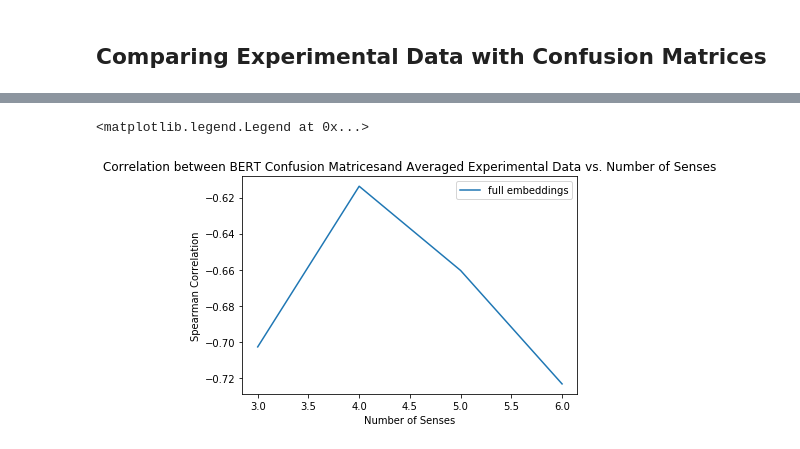
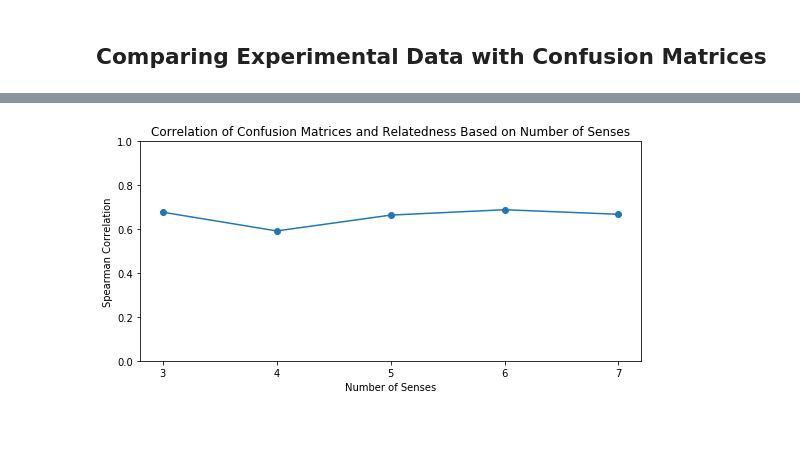
Before and after one commit to sathvikn/bert-wordsense, a Jupyter notebook: codebase/notebooks/comparing-expt-data.ipynb, the cells around one changed output, grey strips where cells are left out. Drawn from its saved outputs; the diff is of its cells as text; code cells hidden in the pictures.

```diff
--- a/codebase/notebooks/comparing-expt-data.ipynb
+++ b/codebase/notebooks/comparing-expt-data.ipynb
@@ -24,3 +19,6 @@ incl_users = incl_users.tolist()
+# %%
+results = pd.read_csv("../data/approved_expt_results.csv")
+incl_users = results['userID'].unique()
 # %%
 shared_words = ['foot_n', 'table_n', 'plane_n', 'degree_n', 'right_n', 'model_n']
 lemma_counts = get_lemma_counts(results, incl_users, db)
@@ -105,4 +148,16 @@ plt.savefig("../../results/figures/pos_cos_corr.png")
 # %% [markdown]
 ## Correlation with Number of Senses
+# %%
+def containing_query(df, value, selection_criteria, dist_mtx_dict, bert_key = 'bert'):
+    words_with_crit = df[df[value].isin(selection_criteria)]['lemma'].unique()
+    data_for_words = {w : dist_mtx_dict[w] for w in words_with_crit}
+    if bert_key == 'confusion':
+        expt_data = [(1 - data_for_words[w]['expt']).tolist() for w in data_for_words]
+        conf_matrices = [data_for_words[w][bert_key] for w in data_for_words]
+        return stats.spearmanr(flatten(flatten(expt_data)), flatten(flatten(conf_matrices)))[0]
+    a = [data_for_words[w][bert_key] for w in data_for_words]
+    #print(a)
+    return mtx_correlation([data_for_words[w]['expt'] for w in data_for_words],
+                          [data_for_words[w][bert_key] for w in data_for_words])
 # %%
 plt.figure(figsize = (10, 8))
@@ -169,25 +250,16 @@ Spearman Correlation between Human Data and Confusion Matrices -0.63139516746743
 # %%
-def containing_query(df, value, selection_criteria, dist_mtx_dict, bert_key = 'bert'):
-    words_with_crit = df[df[value].isin(selection_criteria)]['lemma'].unique()
-    data_for_words = {w : dist_mtx_dict[w] for w in words_with_crit}
-    if bert_key == 'confusion':
-        expt_data = [matrices[w]['expt'].flatten().tolist() for w in data_for_words]
-        conf_matrices = [data_for_words[w][bert_key] for w in data_for_words]
-        return mtx_correlation(flatten(expt_data), flatten(flatten(conf_matrices)), confusion = True)
-    return mtx_correlation([data_for_words[w]['expt'] for w in data_for_words],
-                          [data_for_words[w][bert_key] for w in data_for_words], method = 'pearson')
-
 def range_query(df, value, low, high, dist_mtx_dict, bert_key = 'bert'):
     #Inclusive of low and high
     words_with_crit = df[(df[value] >= low) & (df[value] <= high)]['lemma'].unique()
     data_for_words = {w : dist_mtx_dict[w] for w in words_with_crit}
     if bert_key == 'confusion':
-        expt_data = [matrices[w]['expt'].flatten().tolist() for w in data_for_words]
+        expt_data = [(1 - data_for_words[w]['expt']).tolist() for w in data_for_words]
         conf_matrices = [data_for_words[w][bert_key] for w in data_for_words]
-        return mtx_correlation(flatten(expt_data), flatten(flatten(conf_matrices)), confusion = True)
+
+        return stats.spearmanr(flatten(flatten(expt_data)), flatten(flatten(conf_matrices)))[0]
 
     return mtx_correlation([data_for_words[w]['expt'] for w in data_for_words],
-                          [data_for_words[w][bert_key] for w in data_for_words], method = 'pearson')
+                          [data_for_words[w][bert_key] for w in data_for_words])[0]
 # %%
 test_rep_matrices = {k:v for k,v in matrices.items() if k in test_repeat_words}
 test_rep_trials = all_trials[all_trials['trialType'].isin(['test', 'repeat'])]
@@ -200,14 +272,17 @@ v Correlation with Average Reported Distance -0.581205431868766
 # %%
-plt.plot(range(3, 7),
+plt.figure(figsize = (8, 4))
+plt.plot(range(3, 8),
          [containing_query(test_rep_trials, 'num_senses', [i],
-                           test_rep_matrices, bert_key = 'confusion') for i in range(3, 7)], label = 'full embeddings')
+                           test_rep_matrices, bert_key = 'confusion') for i in range(3, 8)], marker = 'o')
 plt.xlabel("Number of Senses")
 plt.ylabel("Spearman Correlation")
-plt.title("Correlation between BERT Confusion Matricesand Averaged Experimental Data vs. Number of Senses")
-plt.legend()
+plt.title("Correlation of Confusion Matrices and Relatedness Based on Number of Senses")
+plt.ylim(0, 1)
+plt.xticks(np.arange(3, 8))
+plt.tight_layout()
+plt.savefig('../../results/figures/conf_num_senses.png')
 # %% [output]
-<matplotlib.legend.Legend at 0x...>
-[figure, old version]
+[figure, new version]
 # %%
 test_rep_entropy = all_entropy[all_entropy['trialType'].isin(['test', 'repeat'])]
 
```
Also changed, not shown: parts of 14 cells of this notebook.
